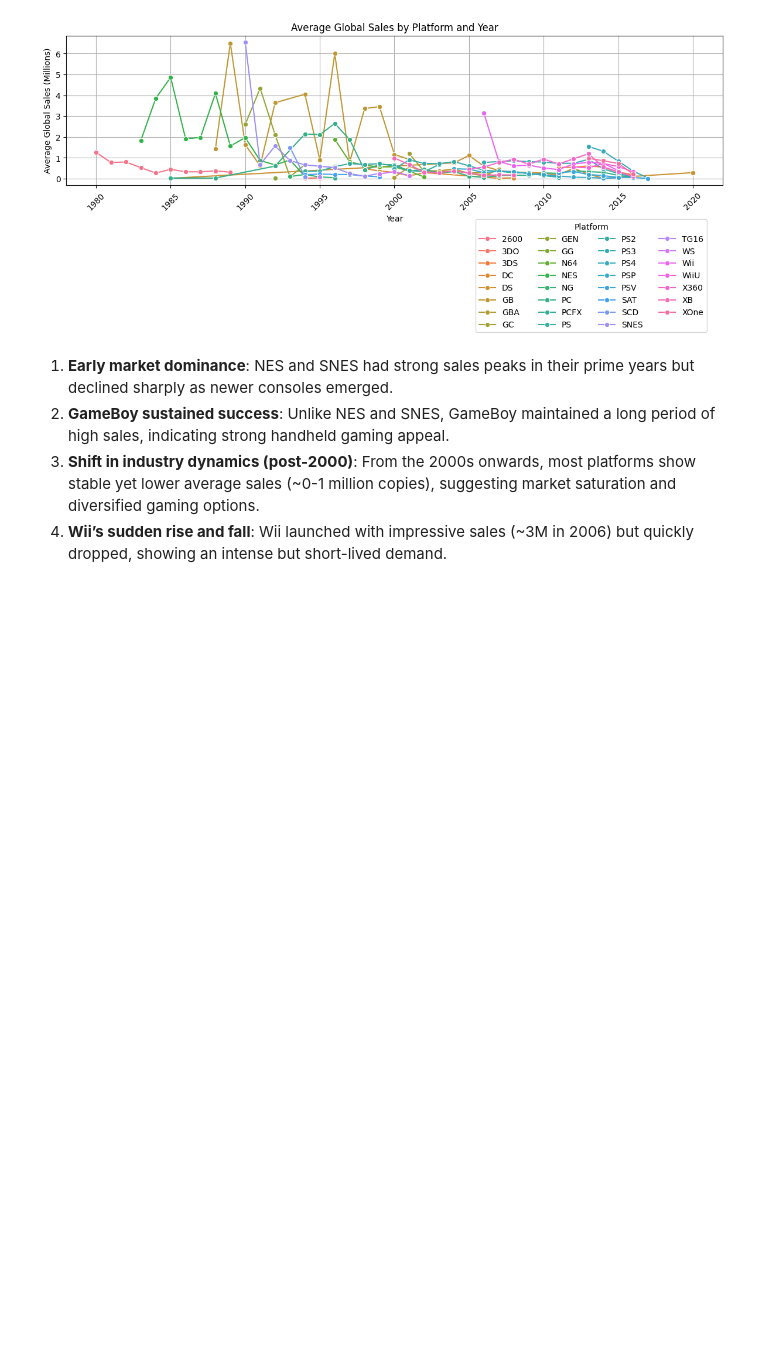
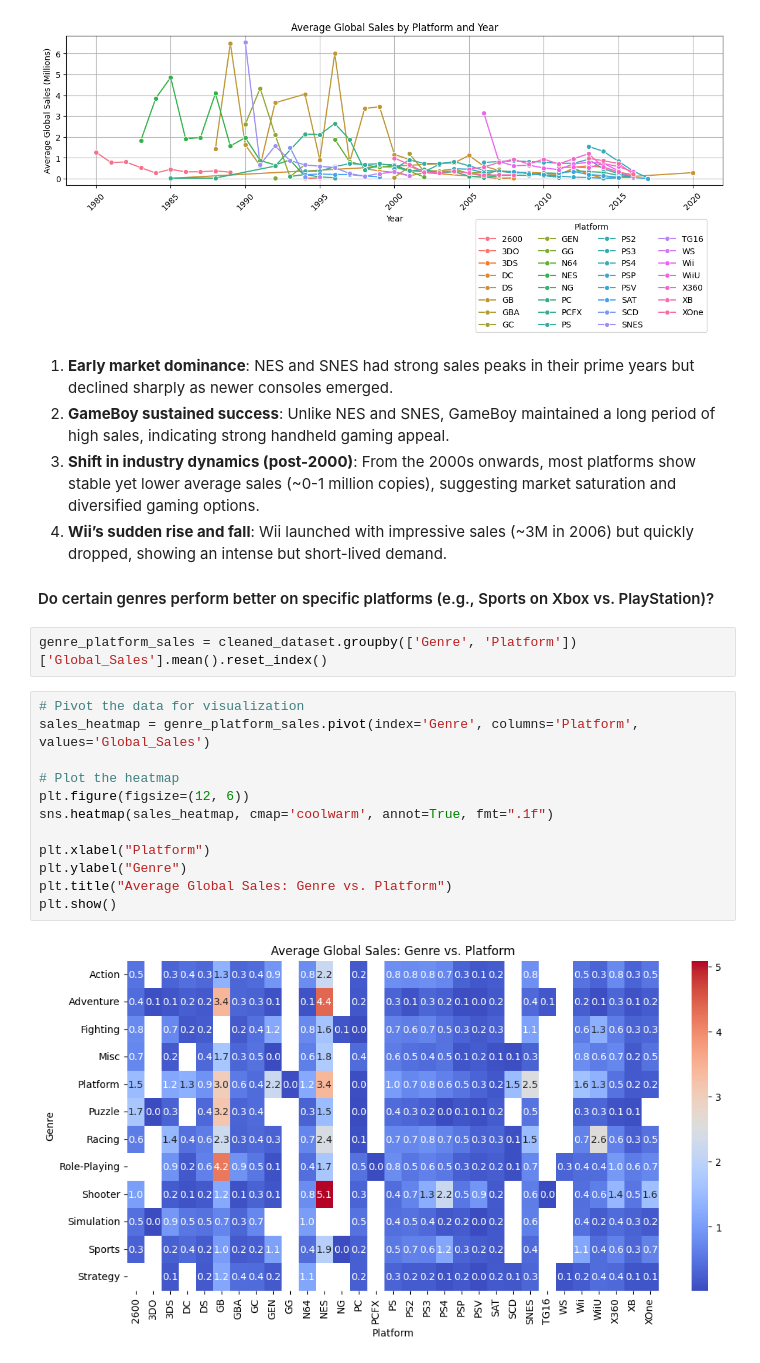
Before and after one commit to Darknight47/Data-Science-Projects-03, a Jupyter notebook: Sales_Prediction.ipynb, the cells around one changed output. Cells and saved outputs as stored; diff of their text form; blank space fills up the shorter version.

Commit message:
game genres on different platforms

```diff
--- a/Sales_Prediction.ipynb
+++ b/Sales_Prediction.ipynb
@@ -272,3 +272,21 @@ plt.show()
 2. **GameBoy sustained success**: Unlike NES and SNES, GameBoy maintained a long period of high sales, indicating strong handheld gaming appeal.
 3. **Shift in industry dynamics (post-2000)**: From the 2000s onwards, most platforms show stable yet lower average sales (~0-1 million copies), suggesting market saturation and diversified gaming options.
 4. **Wii’s sudden rise and fall**: Wii launched with impressive sales (~3M in 2006) but quickly dropped, showing an intense but short-lived demand.
+
+#### Do certain genres perform better on specific platforms (e.g., Sports on Xbox vs. PlayStation)?
+# %%
+genre_platform_sales = cleaned_dataset.groupby(['Genre', 'Platform'])['Global_Sales'].mean().reset_index()
+# %%
+# Pivot the data for visualization
+sales_heatmap = genre_platform_sales.pivot(index='Genre', columns='Platform', values='Global_Sales')
+
+# Plot the heatmap
+plt.figure(figsize=(12, 6))
+sns.heatmap(sales_heatmap, cmap='coolwarm', annot=True, fmt=".1f")
+
+plt.xlabel("Platform")
+plt.ylabel("Genre")
+plt.title("Average Global Sales: Genre vs. Platform")
+plt.show()
+# %% [output]
+[figure, added]
```
Also changed, not shown: parts of 2 cells of this notebook.
